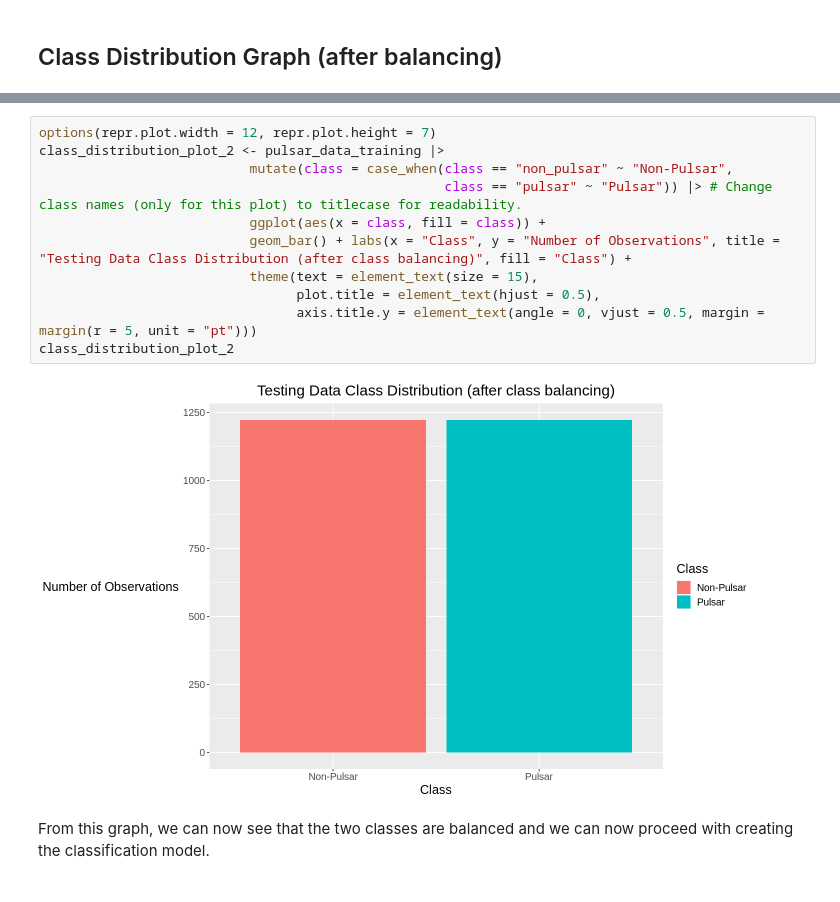
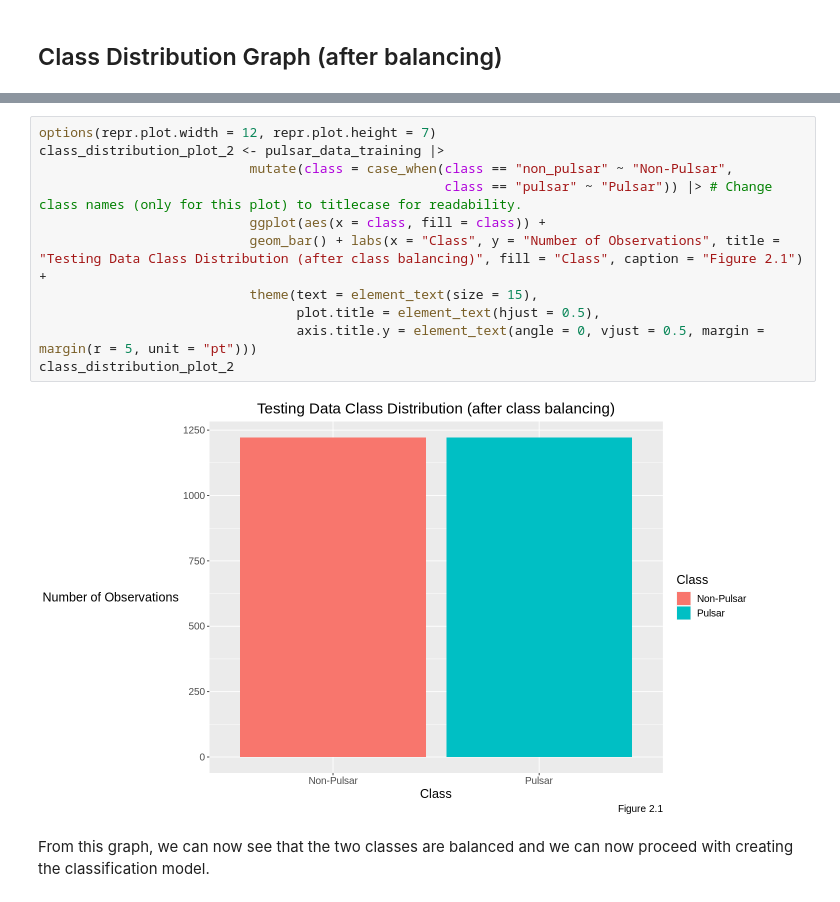
Before and after one commit to IDEKENTERPRISES/dsci-pulsar, a Jupyter notebook: final_code.ipynb, the cells around one changed output, grey strips where cells are left out. Drawn from its saved outputs; the diff is of its cells as text.

```diff
--- a/final_code.ipynb
+++ b/final_code.ipynb
@@ -210,16 +216,16 @@ class_distribution_plot_1
 # %%
 options(repr.plot.width = 12, repr.plot.height = 7)
 class_distribution_plot_2 <- pulsar_data_training |>
                            mutate(class = case_when(class == "non_pulsar" ~ "Non-Pulsar",
                                                     class == "pulsar" ~ "Pulsar")) |> # Change class names (only for this plot) to titlecase for readability.
                            ggplot(aes(x = class, fill = class)) +
-                           geom_bar() + labs(x = "Class", y = "Number of Observations", title = "Testing Data Class Distribution (after class balancing)", fill = "Class") +
+                           geom_bar() + labs(x = "Class", y = "Number of Observations", title = "Testing Data Class Distribution (after class balancing)", fill = "Class", caption = "Figure 2.1") +
                            theme(text = element_text(size = 15),
                                  plot.title = element_text(hjust = 0.5),
                                  axis.title.y = element_text(angle = 0, vjust = 0.5, margin = margin(r = 5, unit = "pt")))
 class_distribution_plot_2
 # %% [output]
-[figure, old version]
+[figure, new version]
 # %% [markdown]
 From this graph, we can now see that the two classes are balanced and we can now proceed with creating the classification model.
 # %% [markdown]
```
Also changed, not shown: parts of 15 cells of this notebook.
